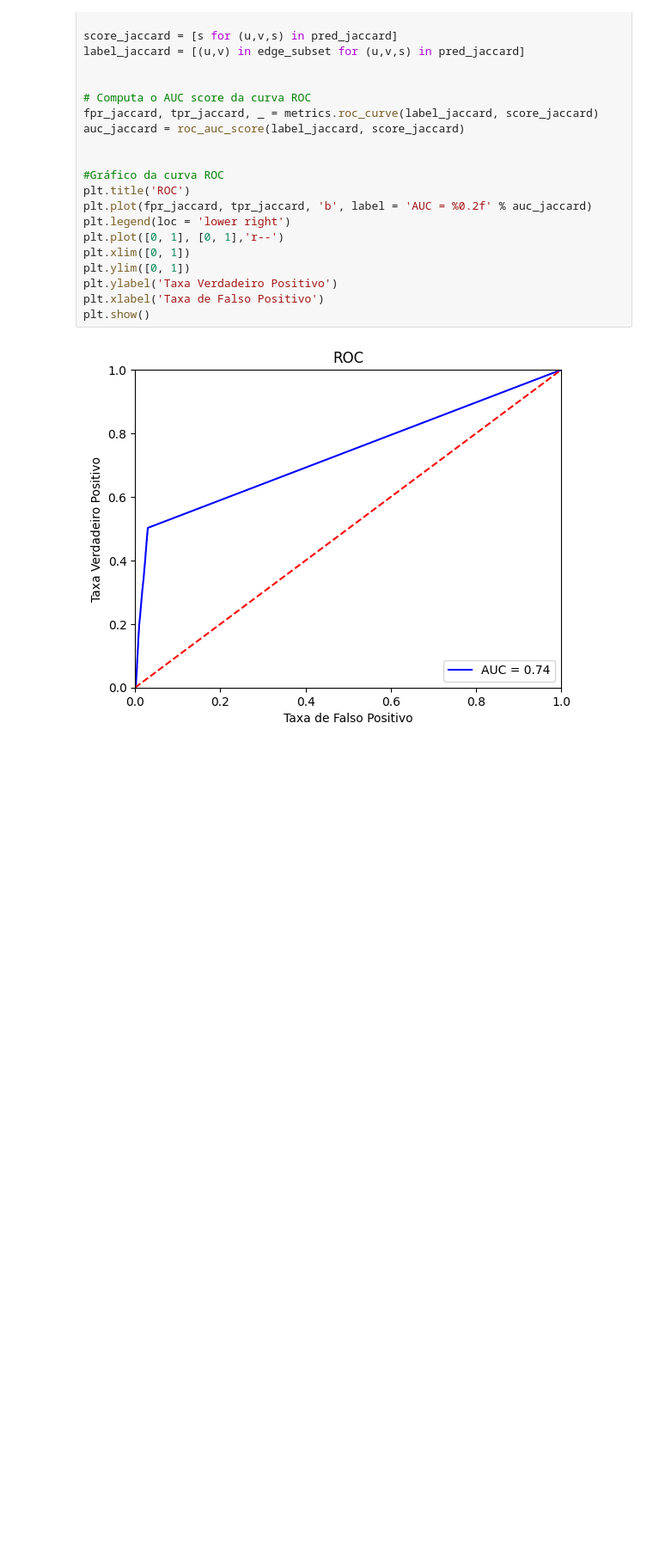
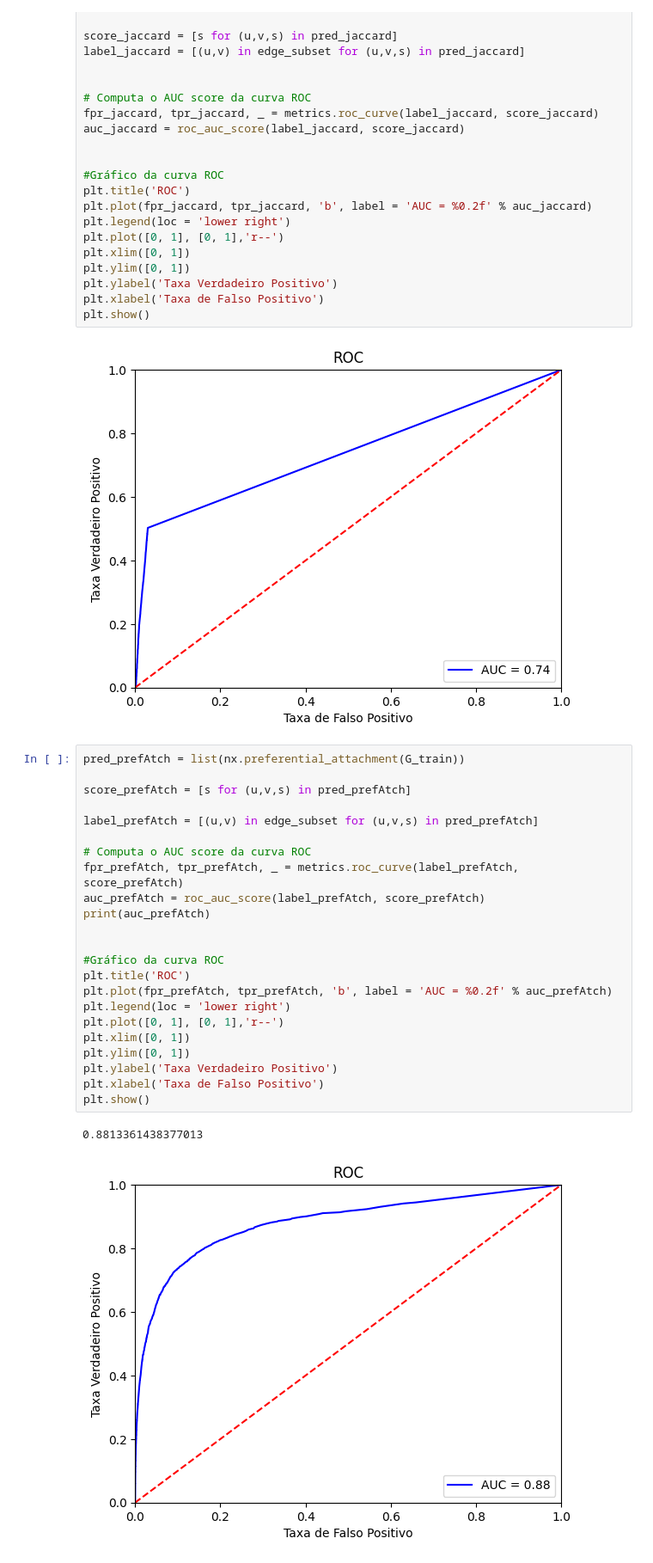
Before and after one commit to rwc2408/CienciadasRedes, a Jupyter notebook: Desafio 02/desafico02_linkPrediction.ipynb, the cells around one changed output. Shown at 86% size. Saved outputs shown, nothing was run; the diff lists cells and outputs as text; blank space fills up the shorter version.

Commit message:
Preferential Attachment

```diff
--- a/Desafio 02/desafico02_linkPrediction.ipynb
+++ b/Desafio 02/desafico02_linkPrediction.ipynb
@@ -90,3 +90,29 @@ plt.xlabel('Taxa de Falso Positivo')
 plt.show()
 # %% [output]
 [figure]
+# %%
+pred_prefAtch = list(nx.preferential_attachment(G_train))
+
+score_prefAtch = [s for (u,v,s) in pred_prefAtch]
+
+label_prefAtch = [(u,v) in edge_subset for (u,v,s) in pred_prefAtch]
+
+# Computa o AUC score da curva ROC
+fpr_prefAtch, tpr_prefAtch, _ = metrics.roc_curve(label_prefAtch, score_prefAtch)
+auc_prefAtch = roc_auc_score(label_prefAtch, score_prefAtch)
+print(auc_prefAtch)
+
+
+#Gráfico da curva ROC
+plt.title('ROC')
+plt.plot(fpr_prefAtch, tpr_prefAtch, 'b', label = 'AUC = %0.2f' % auc_prefAtch)
+plt.legend(loc = 'lower right')
+plt.plot([0, 1], [0, 1],'r--')
+plt.xlim([0, 1])
+plt.ylim([0, 1])
+plt.ylabel('Taxa Verdadeiro Positivo')
+plt.xlabel('Taxa de Falso Positivo')
+plt.show()
+# %% [output]
+0.8813361438377013
+[figure, added]
```
